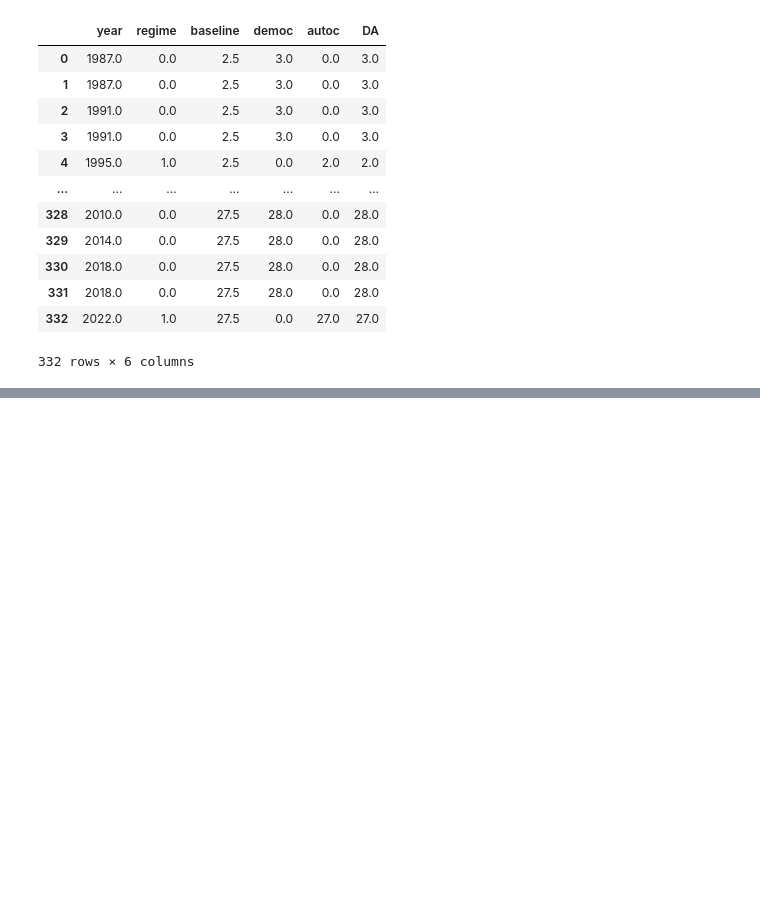
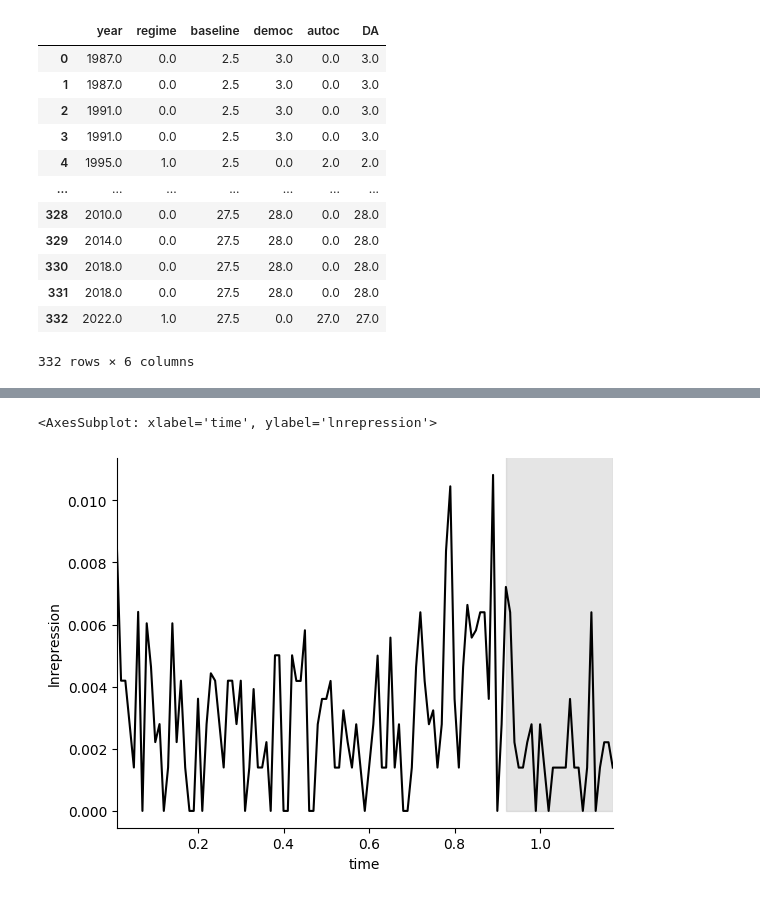
Before and after one commit to pdvass/ml_assignment2, a Jupyter notebook: assignment2_scratch.ipynb, the cells around one changed output, grey strips where cells are left out. Cells and saved outputs as stored; diff of their text form; code cells hidden in the pictures; blank space fills up the shorter version.

```diff
--- a/assignment2_scratch.ipynb
+++ b/assignment2_scratch.ipynb
@@ -261,0 +501,11 @@ plt.ylim((df3.DA.min() - 1, df3.DA.max() + 1))
+# %%
+import matplotlib.patches as patches
+
+t = df3.dropna(axis=0, subset='time').groupby(by='time').mean()
+fg = sns.lineplot(data=t, x='time', y='lnrepression', c='#000000')
+rect1 = patches.Rectangle((0.92, 0), width=0.25, height=0.03, color='gray', alpha=0.2)
+fg.axes.add_patch(rect1)
+fg
+# %% [output]
+<AxesSubplot: xlabel='time', ylabel='lnrepression'>
+[figure, added]
```
Also changed, not shown: parts of 20 cells of this notebook, 1 other file.
